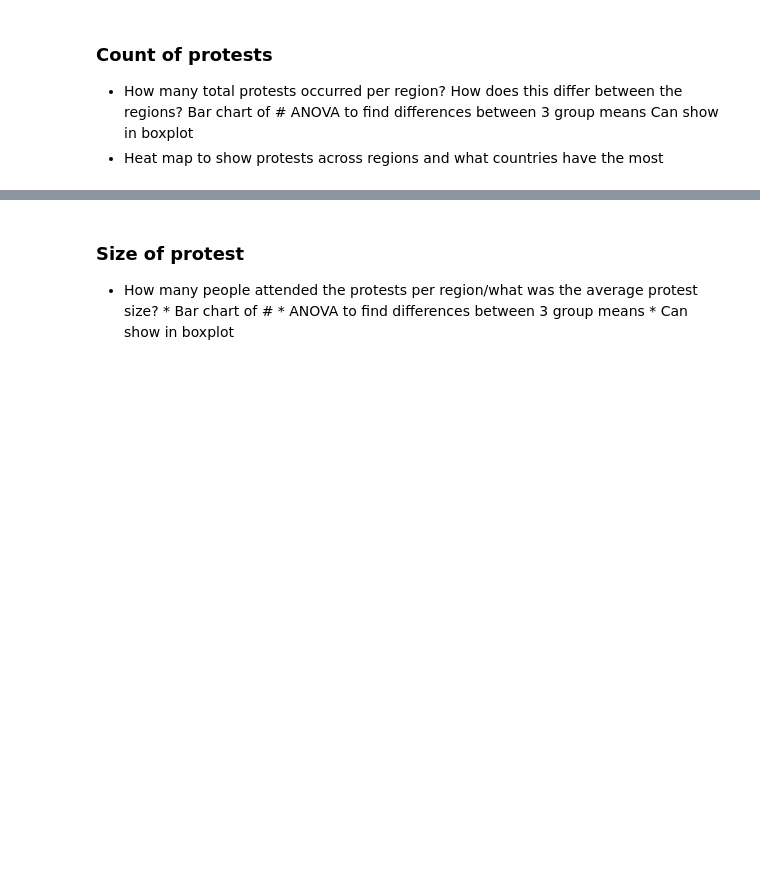
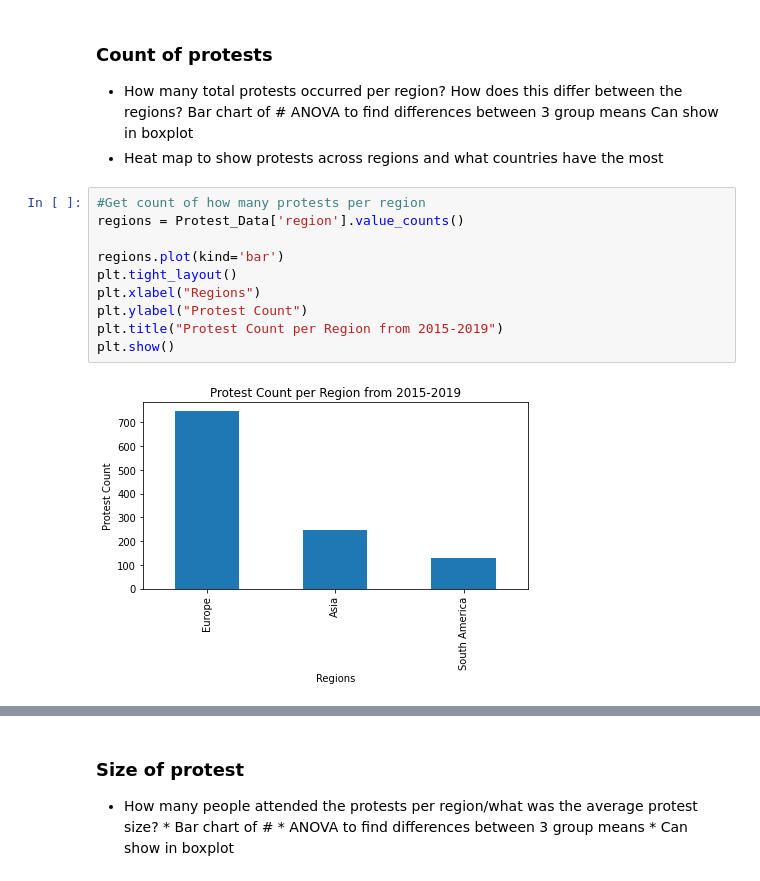
Before and after one commit to jeosqueri/Protest-Happiness-Analysis, a Jupyter notebook: Protest_For_Happiness_Project.ipynb, the cells around one changed output, grey strips where cells are left out. Drawn from its saved outputs; the diff is of its cells as text; blank space fills up the shorter version.

```diff
--- a/Protest_For_Happiness_Project.ipynb
+++ b/Protest_For_Happiness_Project.ipynb
@@ -59,3 +59,15 @@ Protest_Data.head()
         ANOVA to find differences between 3 group means
         Can show in boxplot
 * Heat map to show protests across regions and what countries have the most
+# %%
+#Get count of how many protests per region
+regions = Protest_Data['region'].value_counts()
+
+regions.plot(kind='bar')
+plt.tight_layout()
+plt.xlabel("Regions")
+plt.ylabel("Protest Count")
+plt.title("Protest Count per Region from 2015-2019")
+plt.show()
+# %% [output]
+[figure, added]
```
Also changed, not shown: parts of 22 cells of this notebook.
